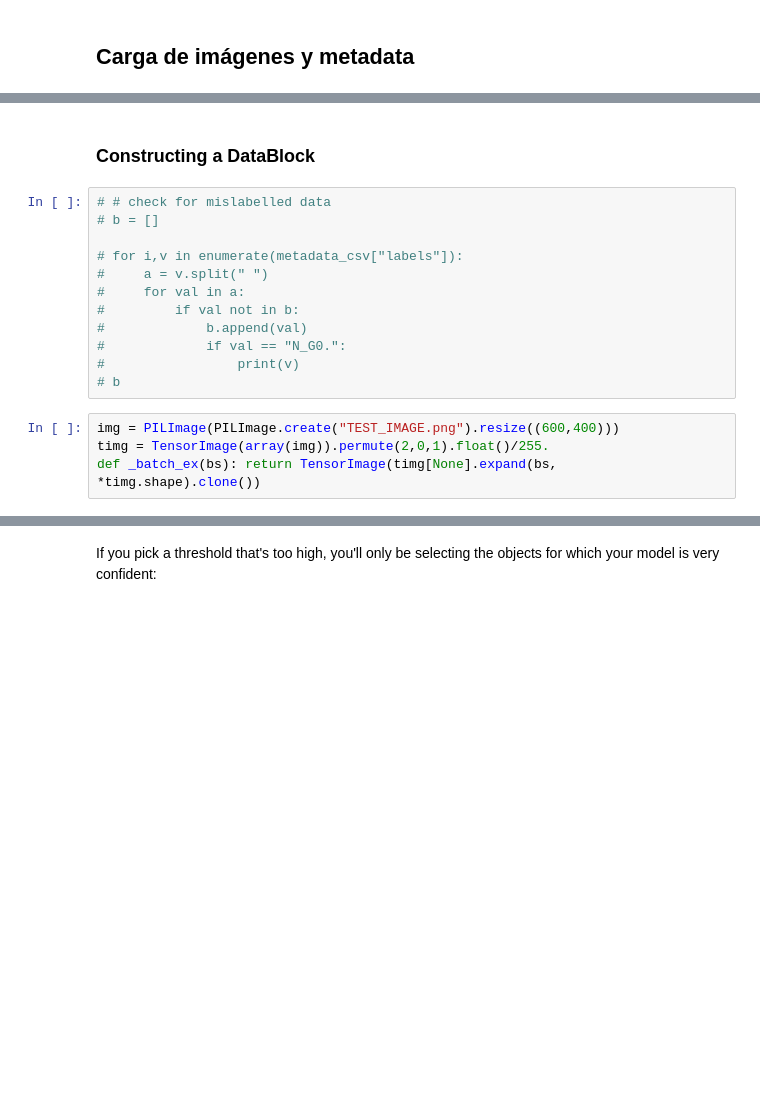
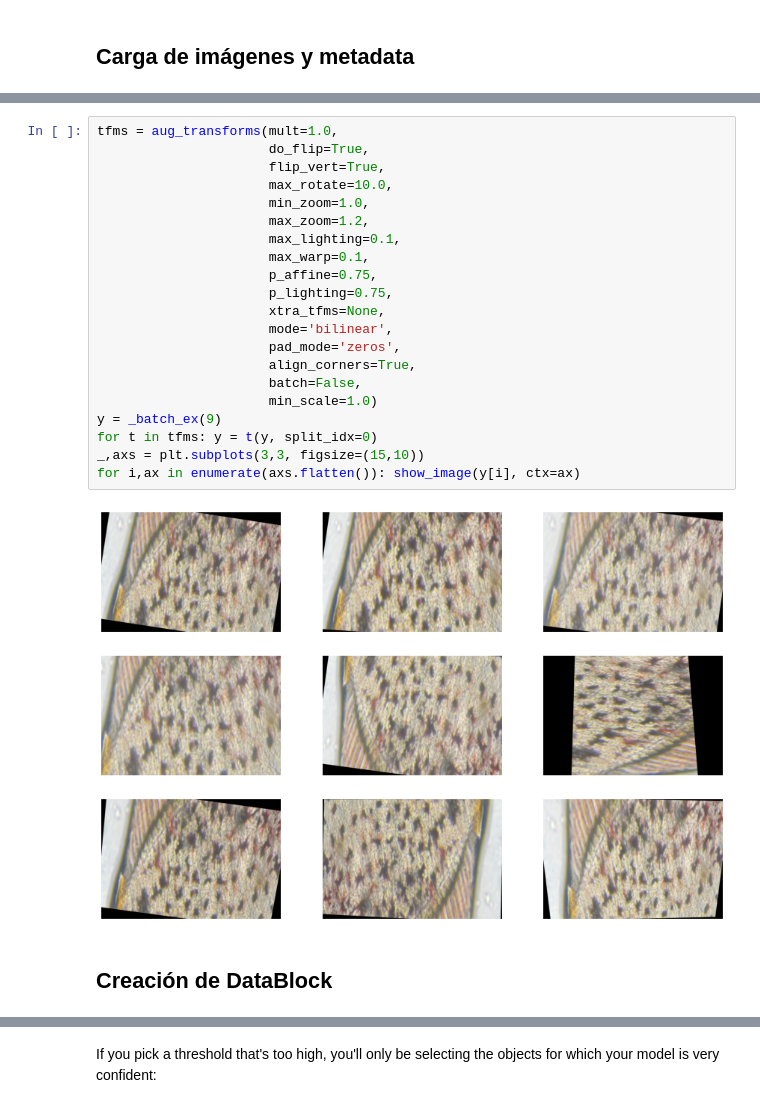
Before and after one commit to gabrielfreire08/ATSIA, a Jupyter notebook: atsia.ipynb, the cells around one changed output, grey strips where cells are left out. Drawn from its saved outputs; the diff is of its cells as text; blank space fills up the shorter version.

```diff
--- a/atsia.ipynb
+++ b/atsia.ipynb
@@ -154,19 +160,27 @@ metadata_csv.sample(3)
+# %%
+tfms = aug_transforms(mult=1.0,
+                      do_flip=True,
+                      flip_vert=True,
+                      max_rotate=10.0,
+                      min_zoom=1.0,
+                      max_zoom=1.2,
+                      max_lighting=0.1,
+                      max_warp=0.1,
+                      p_affine=0.75,
+                      p_lighting=0.75,
+                      xtra_tfms=None,
+                      mode='bilinear',
+                      pad_mode='zeros',
+                      align_corners=True,
+                      batch=False,
+                      min_scale=1.0)
+y = _batch_ex(9)
+for t in tfms: y = t(y, split_idx=0)
+_,axs = plt.subplots(3,3, figsize=(15,10))
+for i,ax in enumerate(axs.flatten()): show_image(y[i], ctx=ax)
+# %% [output]
+[figure, added]
 # %% [markdown]
-### Constructing a DataBlock
+<a name='db'></a>
+## Creación de DataBlock
-# %%
-# # check for mislabelled data
-# b = []
-
-# for i,v in enumerate(metadata_csv["labels"]):
-#     a = v.split(" ")
-#     for val in a:
-#         if val not in b:
-#             b.append(val)
-#             if val == "N_G0.":
-#                 print(v)
-# b
-# %%
-img = PILImage(PILImage.create("TEST_IMAGE.png").resize((600,400)))
-timg = TensorImage(array(img)).permute(2,0,1).float()/255.
-def _batch_ex(bs): return TensorImage(timg[None].expand(bs, *timg.shape).clone())
 # %%
```
Also changed, not shown: parts of 46 cells of this notebook, 1 other file.
